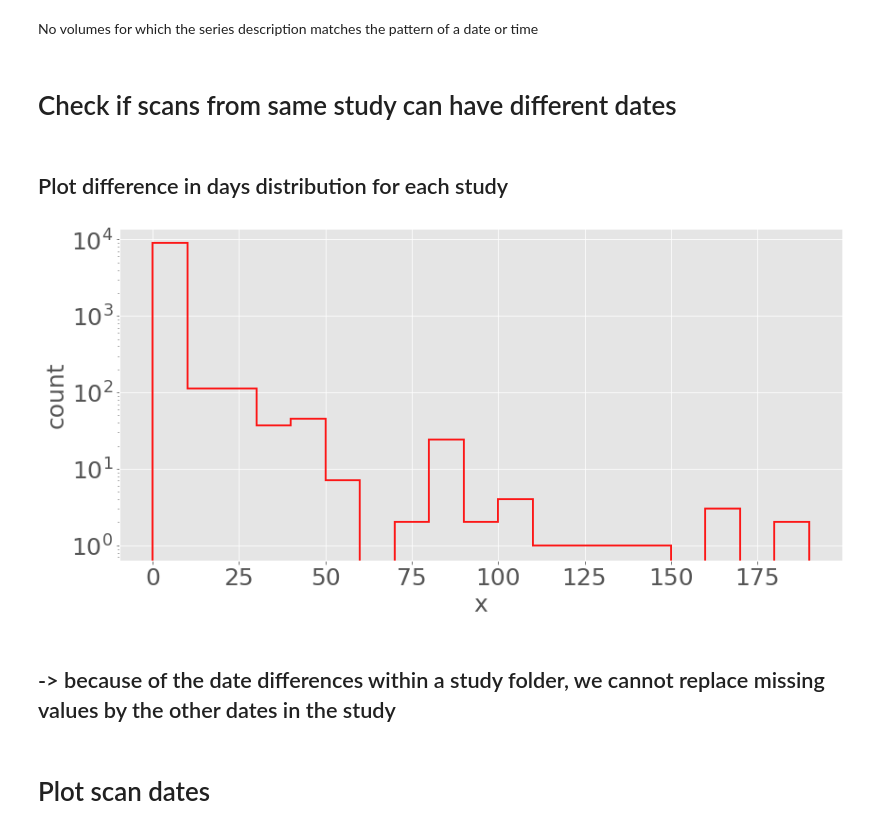
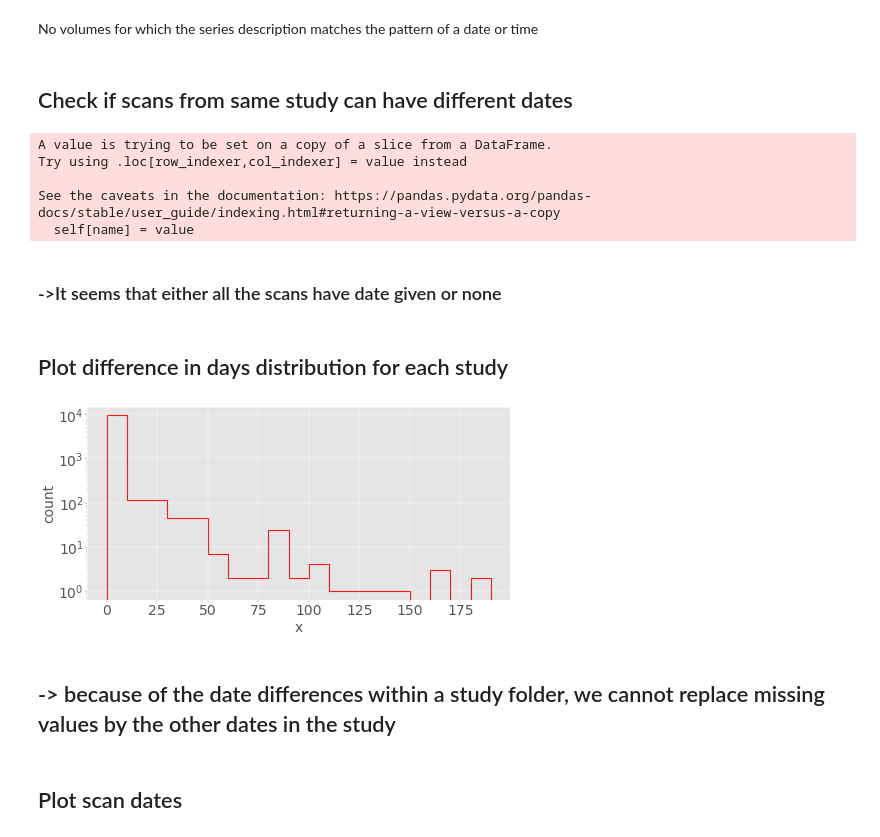
Before and after one commit to Kiril94/Thesis, a Jupyter notebook: Cobra/cobra/ds_notebooks/clean_data.ipynb, the cells around one changed output. Saved outputs shown, nothing was run; the diff lists cells and outputs as text; code cells hidden in the pictures.

```diff
--- a/Cobra/cobra/ds_notebooks/clean_data.ipynb
+++ b/Cobra/cobra/ds_notebooks/clean_data.ipynb
@@ -46,4 +65,14 @@ print(len(df_missing_date[stats.check_tags(df_missing_date, ['\d\d:\dd'])].Serie
 # %% [markdown]
 No volumes for which the series description matches the pattern of a date or time
 # %% [markdown]
-# Check if scans from same study can have different dates
+## Check if scans from same study can have different dates
+# %%
+df_dir_miss = df_dir[df_dir.SeriesInstanceUID.isin(df_missing_date.SeriesInstanceUID)]
+df_dir_miss.Directory = df_dir_miss.Directory.map(lambda x: 'Y:\\'+x)
+dir_dic = dict(df_dir_miss.values)
+# %% [output]
+A value is trying to be set on a copy of a slice from a DataFrame.
+Try using .loc[row_indexer,col_indexer] = value instead
+
+See the caveats in the documentation: https://pandas.pydata.org/pandas-docs/stable/user_guide/indexing.html#returning-a-view-versus-a-copy
+  self[name] = value
@@ -50,9 +88,20 @@ No volumes for which the series description matches the pattern of a date or tim
+# %% [markdown]
+### ->It seems that either all the scans have date given or none
 # %% [markdown]
 ## Plot difference in days distribution for each study
 # %%
-study_date_count = df_n.dropna(subset=['InstanceCreationDate']).groupby('StudyInstanceUID')['InstanceCreationDate'].nunique()
+study_date_count = df.dropna(subset=['InstanceCreationDate']).groupby('StudyInstanceUID')['InstanceCreationDate'].nunique()
 mask_diff_days = study_date_count[study_date_count>1]
-df_different_dates = df_n[df_n.StudyInstanceUID.isin(mask_diff_days.index)]
+df_different_dates = df[df.StudyInstanceUID.isin(mask_diff_days.index)]
 df_different_dates = df_different_dates.dropna(subset=['InstanceCreationDate'])
 gb_sid = df_different_dates.groupby('StudyInstanceUID')
 first_day = gb_sid['InstanceCreationDate'].min()
+
+differences = []
+for index, row in df_different_dates.iterrows():
+    differences.append((row['InstanceCreationDate'] - first_day[row['StudyInstanceUID']]).days)
+differences = np.array(differences)
+
+_ = svis.hist(differences, np.arange(0,200,10), kwargs={'ylogscale':True})
+# %% [output]
+[figure, added]
@@ -64,11 +108,7 @@ differences = np.array(differences)
-# %%
-_ = svis.hist(differences, np.arange(0,200,10), kwargs={'ylogscale':True})
-# %% [output]
-[figure, removed]
 # %% [markdown]
 ## -> because of the date differences within a study folder, we cannot replace missing values by the other dates in the study
 # %% [markdown]
-# Plot scan dates
+## Plot scan dates
 # %%
 #Now remove all the missing dates
 df = df[~mask_missing_dates]
```
Also changed, not shown: parts of 17 cells of this notebook, 2 other files.
